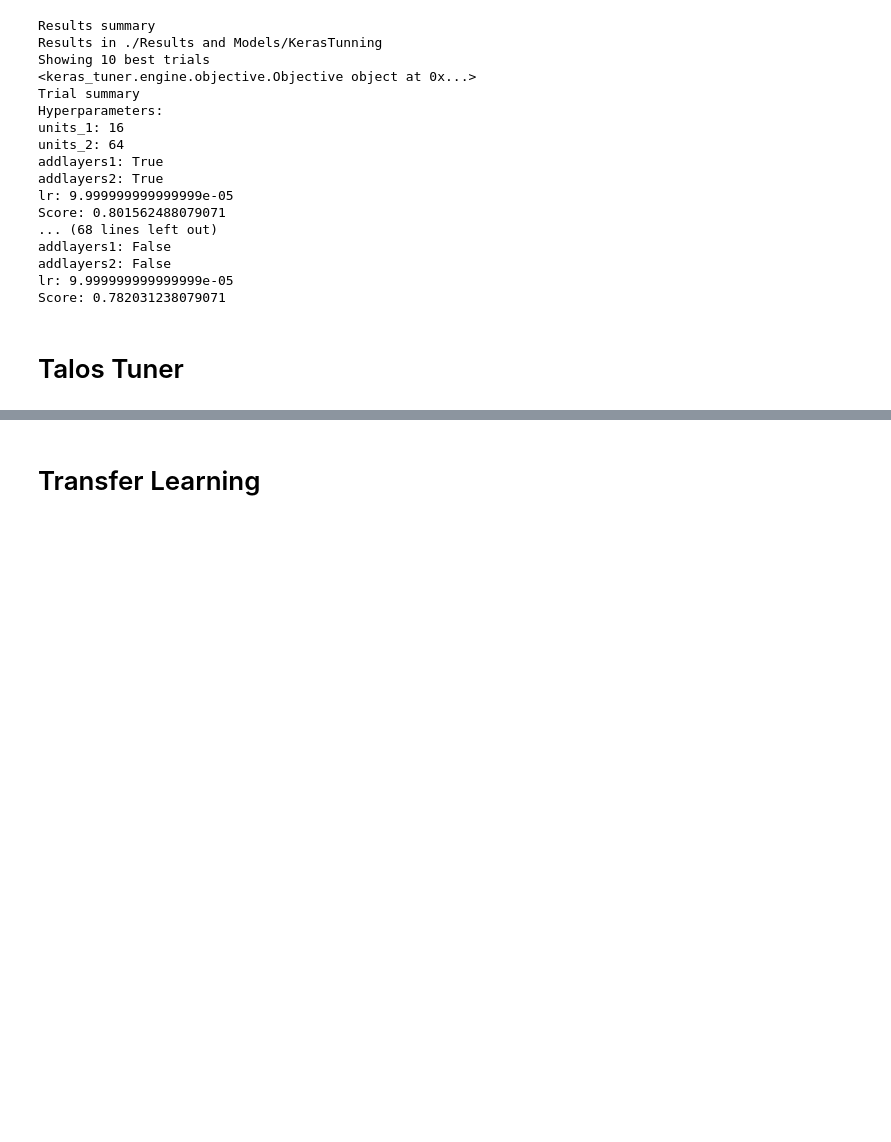
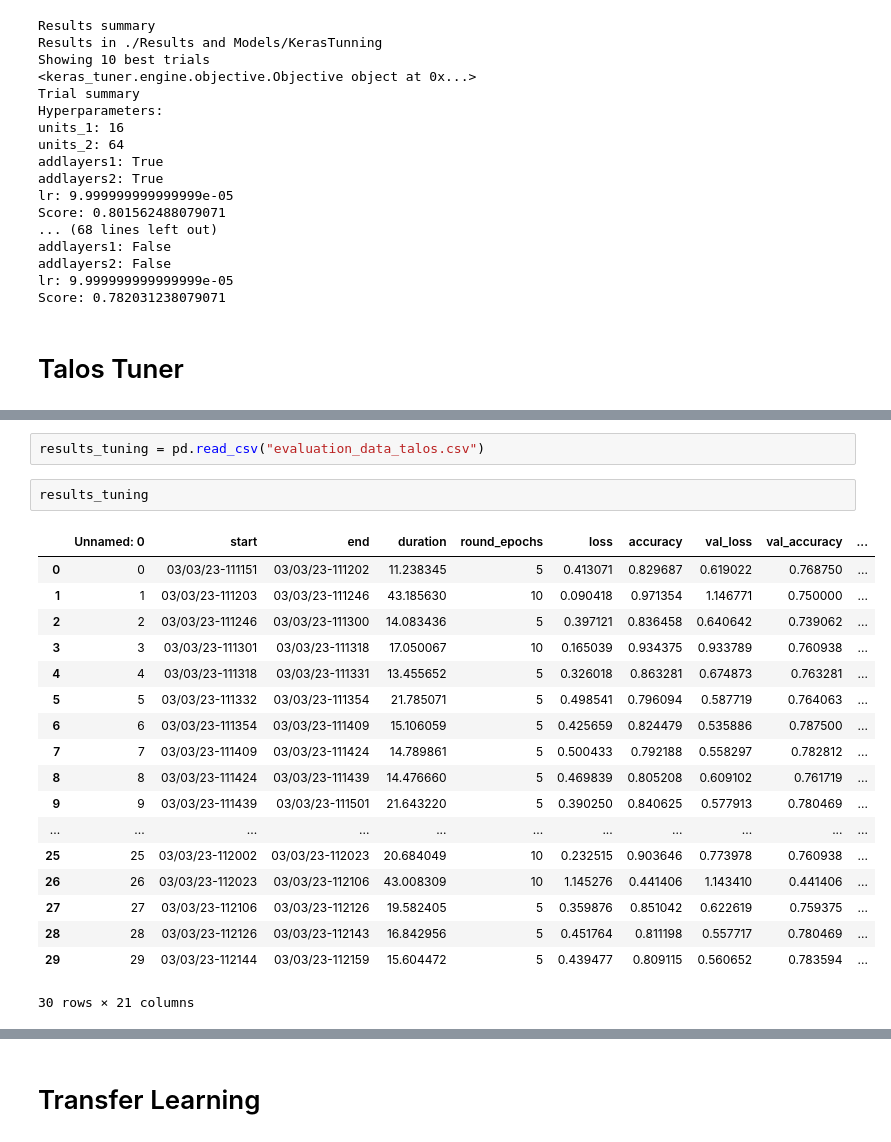
Before and after one commit to AleFax99/DeepLearning_GroupProject, a Jupyter notebook: DL_Assignment_baseline_2__IN_USE.ipynb, the cells around one changed output, grey strips where cells are left out. Saved outputs shown, nothing was run; the diff lists cells and outputs as text; blank space fills up the shorter version.

```diff
--- a/DL_Assignment_baseline_2__IN_USE.ipynb
+++ b/DL_Assignment_baseline_2__IN_USE.ipynb
@@ -811,0 +947,23 @@ Score: 0.782031238079071
+# %%
+results_tuning = pd.read_csv("evaluation_data_talos.csv")
+# %%
+results_tuning
+# %% [output]
+|  | Unnamed: 0 | start | end | duration | round_epochs | loss | accuracy | val_loss | val_accuracy | ... |
+| 0 | 0 | 03/03/23-111151 | 03/03/23-111202 | 11.238345 | 5 | 0.413071 | 0.829687 | 0.619022 | 0.768750 | ... |
+| 1 | 1 | 03/03/23-111203 | 03/03/23-111246 | 43.185630 | 10 | 0.090418 | 0.971354 | 1.146771 | 0.750000 | ... |
+| 2 | 2 | 03/03/23-111246 | 03/03/23-111300 | 14.083436 | 5 | 0.397121 | 0.836458 | 0.640642 | 0.739062 | ... |
+| 3 | 3 | 03/03/23-111301 | 03/03/23-111318 | 17.050067 | 10 | 0.165039 | 0.934375 | 0.933789 | 0.760938 | ... |
+| 4 | 4 | 03/03/23-111318 | 03/03/23-111331 | 13.455652 | 5 | 0.326018 | 0.863281 | 0.674873 | 0.763281 | ... |
+| 5 | 5 | 03/03/23-111332 | 03/03/23-111354 | 21.785071 | 5 | 0.498541 | 0.796094 | 0.587719 | 0.764063 | ... |
+| 6 | 6 | 03/03/23-111354 | 03/03/23-111409 | 15.106059 | 5 | 0.425659 | 0.824479 | 0.535886 | 0.787500 | ... |
+| 7 | 7 | 03/03/23-111409 | 03/03/23-111424 | 14.789861 | 5 | 0.500433 | 0.792188 | 0.558297 | 0.782812 | ... |
+| 8 | 8 | 03/03/23-111424 | 03/03/23-111439 | 14.476660 | 5 | 0.469839 | 0.805208 | 0.609102 | 0.761719 | ... |
+| 9 | 9 | 03/03/23-111439 | 03/03/23-111501 | 21.643220 | 5 | 0.390250 | 0.840625 | 0.577913 | 0.780469 | ... |
+| ... | ... | ... | ... | ... | ... | ... | ... | ... | ... | ... |
+| 25 | 25 | 03/03/23-112002 | 03/03/23-112023 | 20.684049 | 10 | 0.232515 | 0.903646 | 0.773978 | 0.760938 | ... |
+| 26 | 26 | 03/03/23-112023 | 03/03/23-112106 | 43.008309 | 10 | 1.145276 | 0.441406 | 1.143410 | 0.441406 | ... |
+| 27 | 27 | 03/03/23-112106 | 03/03/23-112126 | 19.582405 | 5 | 0.359876 | 0.851042 | 0.622619 | 0.759375 | ... |
+| 28 | 28 | 03/03/23-112126 | 03/03/23-112143 | 16.842956 | 5 | 0.451764 | 0.811198 | 0.557717 | 0.780469 | ... |
+| 29 | 29 | 03/03/23-112144 | 03/03/23-112159 | 15.604472 | 5 | 0.439477 | 0.809115 | 0.560652 | 0.783594 | ... |
+30 rows × 21 columns
```
Also changed, not shown: parts of 21 cells of this notebook.
